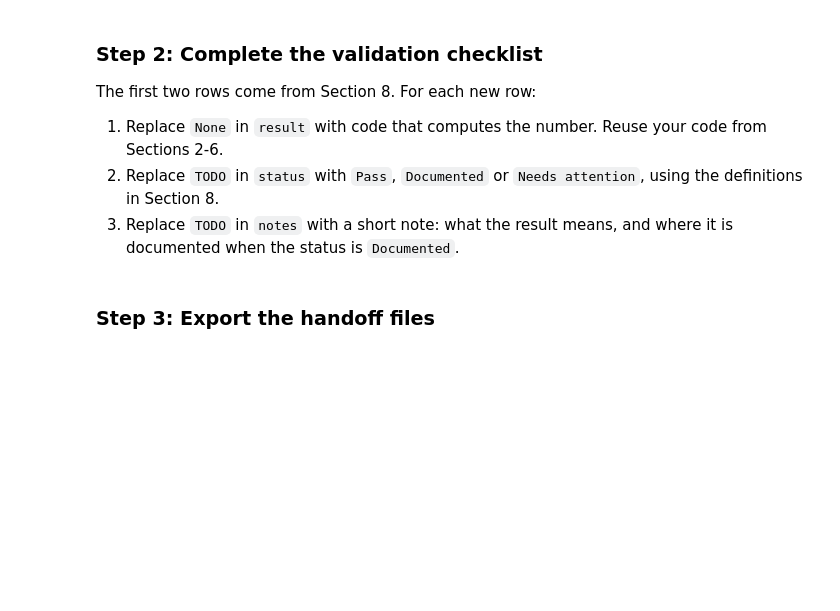
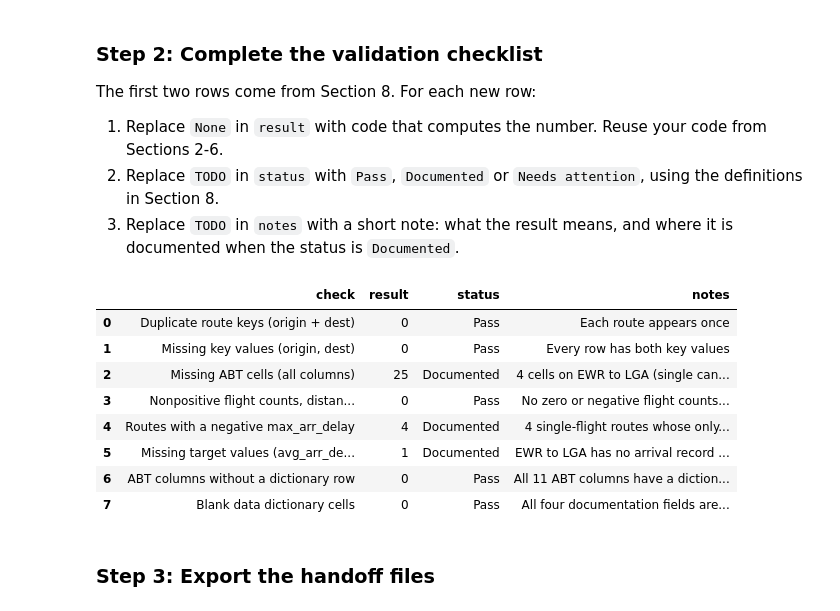
Before and after one commit to Khalidshaikh20/ban6003-week-11-abt-documentation, a Jupyter notebook: notebooks/module11_abt_documentation_guided_lab.ipynb, the cells around one changed output. Saved outputs shown, nothing was run; the diff lists cells and outputs as text; code cells hidden in the pictures; blank space fills up the shorter version.

Commit message:
Complete Module 11 ABT documentation lab

```diff
--- a/notebooks/module11_abt_documentation_guided_lab.ipynb
+++ b/notebooks/module11_abt_documentation_guided_lab.ipynb
@@ -525,22 +718,77 @@ The first two rows come from Section 8. For each new row:
 3. Replace `TODO` in `notes` with a short note: what the result means, and where it is documented when the status is `Documented`.
 # %%
 # Offline Assignment, step 2 - complete the validation checklist.
-# Hints:
-# - Missing ABT cells: .isna().sum().sum() on route_abt.
-# - Nonpositive values: add up the three Boolean checks from Section 4.
-# - Negative max_arr_delay: the condition from Your Turn 3, then .sum().
-# - ABT columns without a dictionary row: compare route_abt.columns with data_dictionary["column_name"].
-# - Blank dictionary cells: select doc_fields, .fillna(""), strip whitespace, compare to "", then sum twice.
+missing_abt_cells = route_abt.isna().sum().sum()
+
+nonpositive_values = (
+    (route_abt["flight_count"] <= 0).sum()
+    + (route_abt["avg_distance"] <= 0).sum()
+    + (route_abt["avg_air_time"] <= 0).sum()
+)
+
+negative_max_delay = (route_abt["max_arr_delay"] < 0).sum()
+
+missing_target = route_abt["avg_arr_delay"].isna().sum()
+
+columns_without_dictionary_row = len(set(route_abt.columns) - set(data_dictionary["column_name"]))
+
+blank_dictionary_cells = (
+    data_dictionary[doc_fields].fillna("").astype(str).apply(lambda col: col.str.strip()).eq("").sum().sum()
+)
+
 validation_checklist = pd.DataFrame(checklist_rows + [
-    {"check": "Missing ABT cells (all columns)", "result": None, "status": "TODO", "notes": "TODO"},
-    {"check": "Nonpositive flight counts, distances and air times", "result": None, "status": "TODO", "notes": "TODO"},
-    {"check": "Routes with a negative max_arr_delay", "result": None, "status": "TODO", "notes": "TODO"},
-    {"check": "Missing target values (avg_arr_delay)", "result": None, "status": "TODO", "notes": "TODO"},
-    {"check": "ABT columns without a dictionary row", "result": None, "status": "TODO", "notes": "TODO"},
-    {"check": "Blank data dictionary cells", "result": None, "status": "TODO", "notes": "TODO"},
+    {
+        "check": "Missing ABT cells (all columns)",
+        "result": missing_abt_cells,
+        "status": "Documented",
+        "notes": "4 cells on EWR to LGA (single cancelled flight) + 21 cells on 7 routes to BQN, PSE, SJU, STT "
+                 "not in airports; explained in the data dictionary notes",
+    },
+    {
+        "check": "Nonpositive flight counts, distances and air times",
+        "result": nonpositive_values,
+        "status": "Pass",
+        "notes": "No zero or negative flight counts, distances or air times",
+    },
+    {
+        "check": "Routes with a negative max_arr_delay",
+        "result": negative_max_delay,
+        "status": "Documented",
+        "notes": "4 single-flight routes whose only flight arrived early; real values, not errors; noted in "
+                 "max_arr_delay dictionary row",
+    },
+    {
+        "check": "Missing target values (avg_arr_delay)",
+        "result": missing_target,
+        "status": "Documented",
+        "notes": "EWR to LGA has no arrival record (its only flight was cancelled); exclude this route when modeling; "
+                 "noted in avg_arr_delay dictionary row",
+    },
+    {
+        "check": "ABT columns without a dictionary row",
+        "result": columns_without_dictionary_row,
+        "status": "Pass",
+        "notes": "All 11 ABT columns have a dictionary row",
+    },
+    {
+        "check": "Blank data dictionary cells",
+        "result": blank_dictionary_cells,
+        "status": "Pass",
+        "notes": "All four documentation fields are filled for every column",
+    },
 ])
 
 validation_checklist
+# %% [output]
+|  | check | result | status | notes |
+| 0 | Duplicate route keys (origin + dest) | 0 | Pass | Each route appears once |
+| 1 | Missing key values (origin, dest) | 0 | Pass | Every row has both key values |
+| 2 | Missing ABT cells (all columns) | 25 | Documented | 4 cells on EWR to LGA (single can... |
+| 3 | Nonpositive flight counts, distan... | 0 | Pass | No zero or negative flight counts... |
+| 4 | Routes with a negative max_arr_delay | 4 | Documented | 4 single-flight routes whose only... |
+| 5 | Missing target values (avg_arr_de... | 1 | Documented | EWR to LGA has no arrival record ... |
+| 6 | ABT columns without a dictionary row | 0 | Pass | All 11 ABT columns have a diction... |
+| 7 | Blank data dictionary cells | 0 | Pass | All four documentation fields are... |
 # %% [markdown]
 ### Step 3: Export the handoff files
 # %%
```
Also changed, not shown: parts of 29 cells of this notebook, 3 other files.
